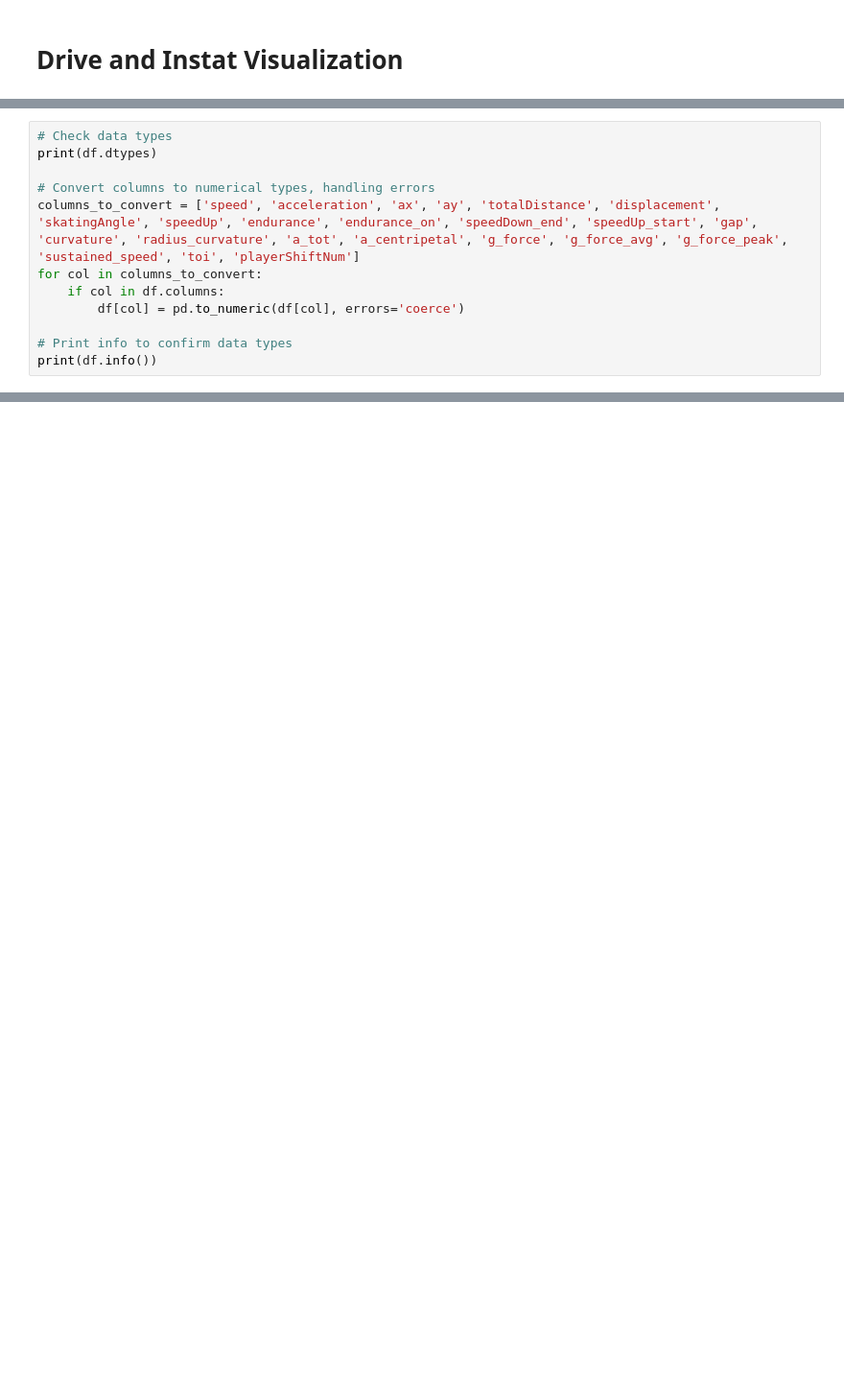
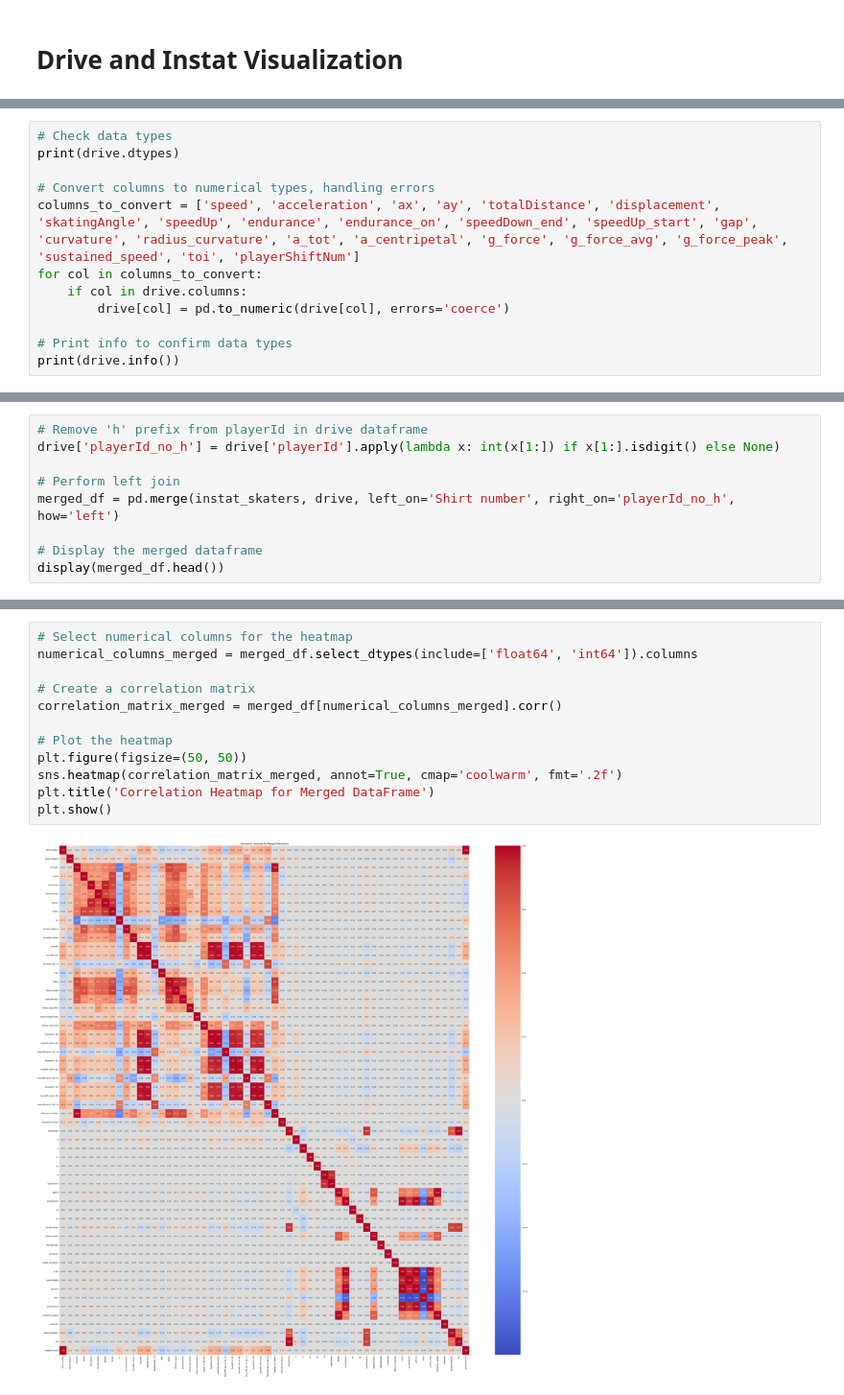
Before and after one commit to sarahsetiawan/Hood-Hockey, a Jupyter notebook: DataAnalysis/Visualization.ipynb, the cells around one changed output, grey strips where cells are left out. Shown at 96% size. Cells and saved outputs as stored; diff of their text form; blank space fills up the shorter version.

```diff
--- a/DataAnalysis/Visualization.ipynb
+++ b/DataAnalysis/Visualization.ipynb
@@ -92,12 +155,12 @@ display(df.info())
 # %%
 # Check data types
-print(df.dtypes)
+print(drive.dtypes)
 
 # Convert columns to numerical types, handling errors
 columns_to_convert = ['speed', 'acceleration', 'ax', 'ay', 'totalDistance', 'displacement', 'skatingAngle', 'speedUp', 'endurance', 'endurance_on', 'speedDown_end', 'speedUp_start', 'gap', 'curvature', 'radius_curvature', 'a_tot', 'a_centripetal', 'g_force', 'g_force_avg', 'g_force_peak', 'sustained_speed', 'toi', 'playerShiftNum']
 for col in columns_to_convert:
-    if col in df.columns:
-        df[col] = pd.to_numeric(df[col], errors='coerce')
+    if col in drive.columns:
+        drive[col] = pd.to_numeric(drive[col], errors='coerce')
 
 # Print info to confirm data types
-print(df.info())
+print(drive.info())
@@ -103,0 +324,9 @@ print(df.info())
+# %%
+# Remove 'h' prefix from playerId in drive dataframe
+drive['playerId_no_h'] = drive['playerId'].apply(lambda x: int(x[1:]) if x[1:].isdigit() else None)
+
+# Perform left join
+merged_df = pd.merge(instat_skaters, drive, left_on='Shirt number', right_on='playerId_no_h', how='left')
+
+# Display the merged dataframe
+display(merged_df.head())
@@ -103,0 +341,14 @@ print(df.info())
+# %%
+# Select numerical columns for the heatmap
+numerical_columns_merged = merged_df.select_dtypes(include=['float64', 'int64']).columns
+
+# Create a correlation matrix
+correlation_matrix_merged = merged_df[numerical_columns_merged].corr()
+
+# Plot the heatmap
+plt.figure(figsize=(50, 50))
+sns.heatmap(correlation_matrix_merged, annot=True, cmap='coolwarm', fmt='.2f')
+plt.title('Correlation Heatmap for Merged DataFrame')
+plt.show()
+# %% [output]
+[figure, added]
```
Also changed, not shown: parts of 17 cells of this notebook, 6 other files.
